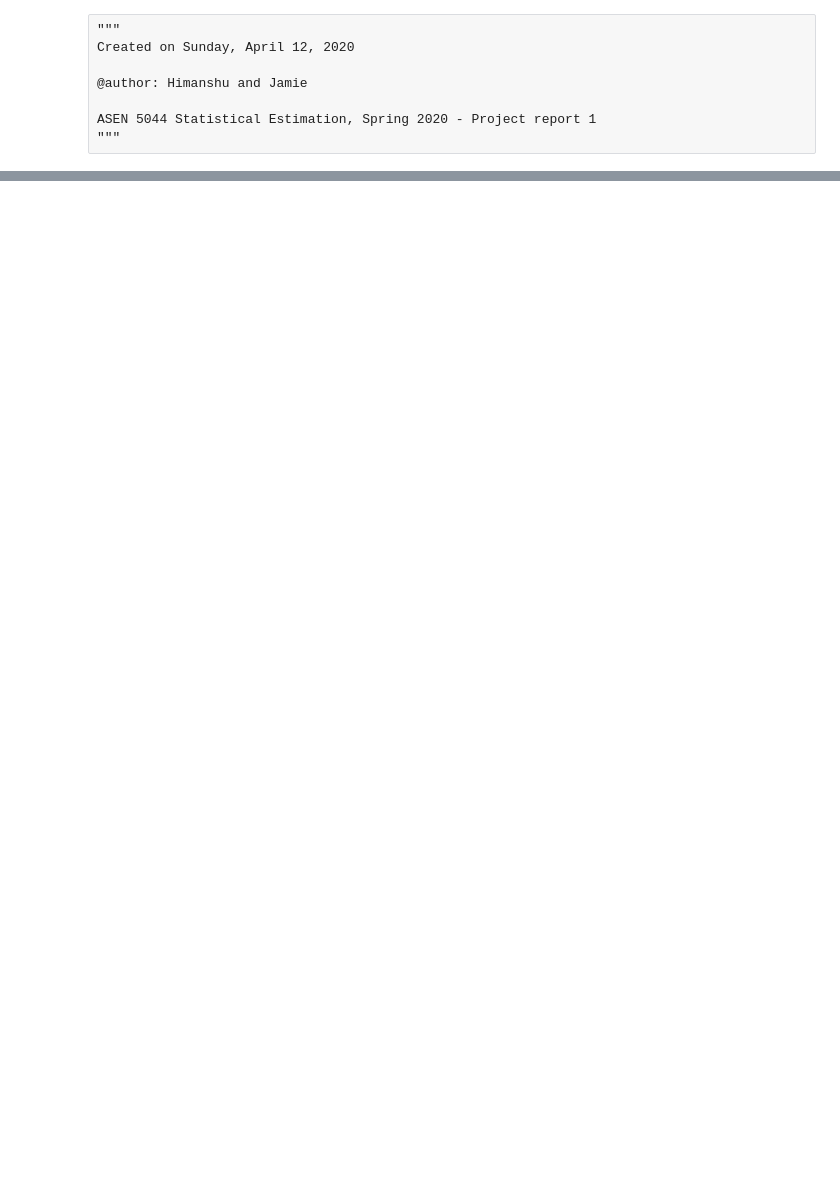
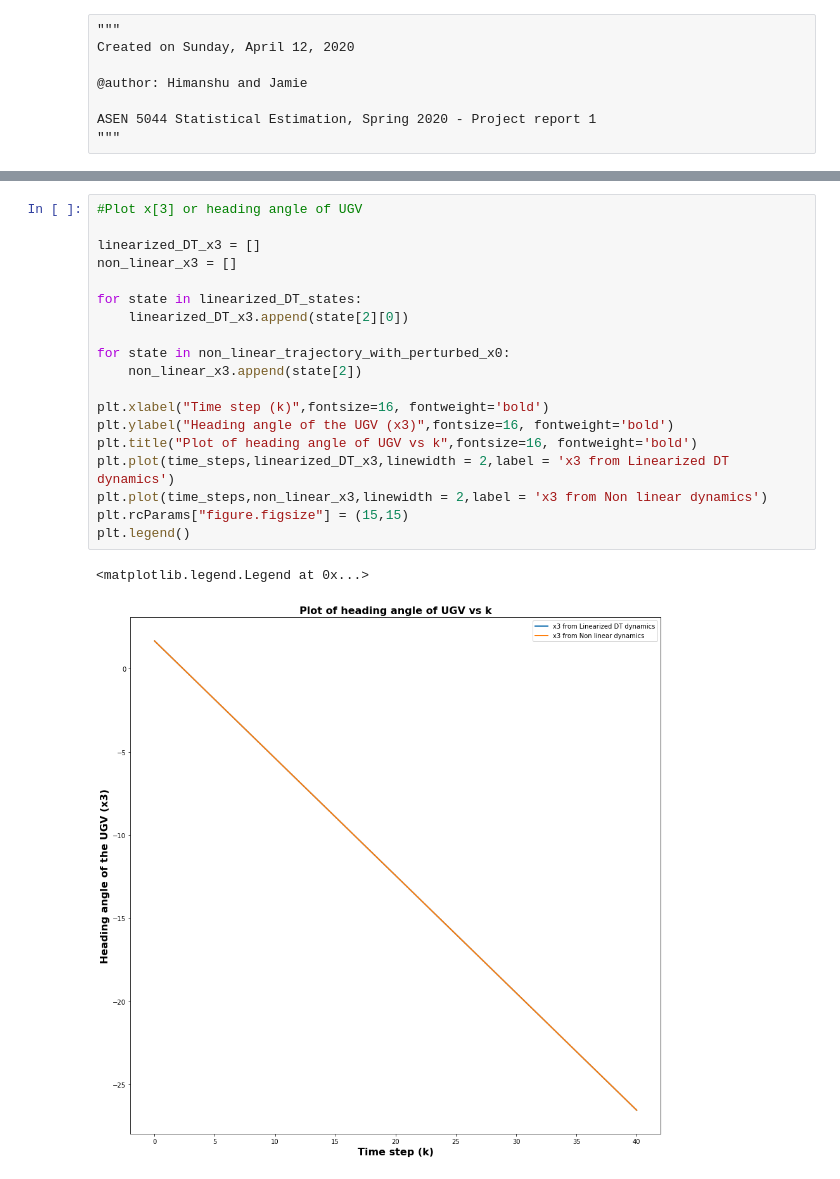
Before and after one commit to himanshugupta1009/robot_localization, a Jupyter notebook: PR-1.ipynb, the cells around one changed output, grey strips where cells are left out. Cells and saved outputs as stored; diff of their text form; blank space fills up the shorter version.

```diff
--- a/PR-1.ipynb
+++ b/PR-1.ipynb
@@ -212,0 +216,22 @@ len(nominal_trajectory)
+# %%
+#Plot x[3] or heading angle of UGV
+
+linearized_DT_x3 = []
+non_linear_x3 = []
+
+for state in linearized_DT_states:
+    linearized_DT_x3.append(state[2][0])
+
+for state in non_linear_trajectory_with_perturbed_x0:
+    non_linear_x3.append(state[2])
+
+plt.xlabel("Time step (k)",fontsize=16, fontweight='bold')
+plt.ylabel("Heading angle of the UGV (x3)",fontsize=16, fontweight='bold')
+plt.title("Plot of heading angle of UGV vs k",fontsize=16, fontweight='bold')
+plt.plot(time_steps,linearized_DT_x3,linewidth = 2,label = 'x3 from Linearized DT dynamics')
+plt.plot(time_steps,non_linear_x3,linewidth = 2,label = 'x3 from Non linear dynamics')
+plt.rcParams["figure.figsize"] = (15,15)
+plt.legend()
+# %% [output]
+<matplotlib.legend.Legend at 0x...>
+[figure, added]
```
Also changed, not shown: parts of 24 cells of this notebook.
